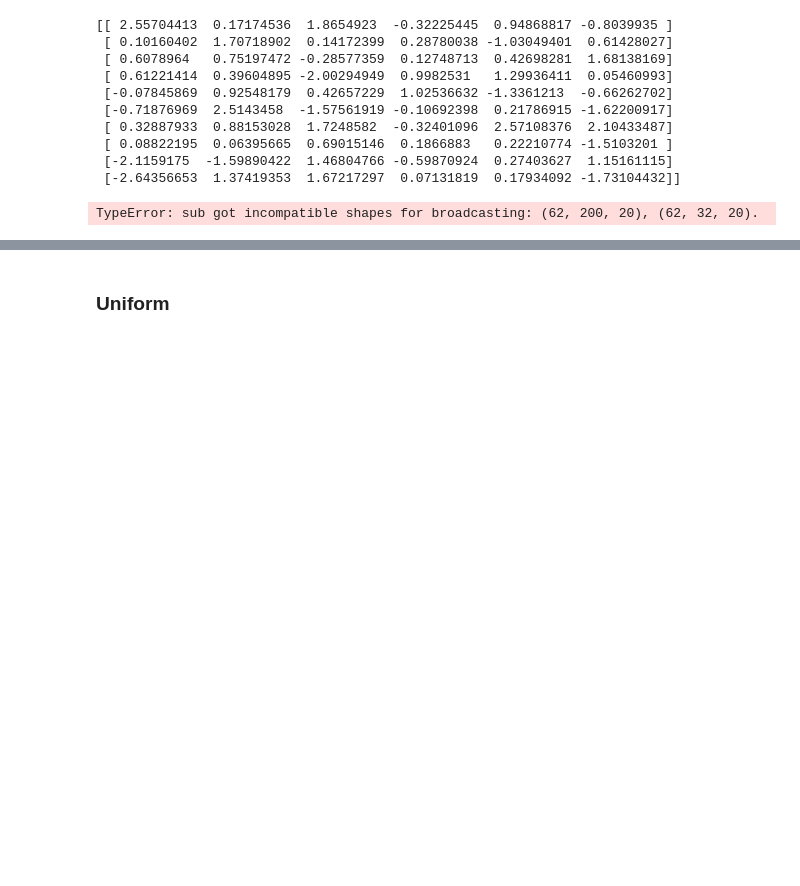
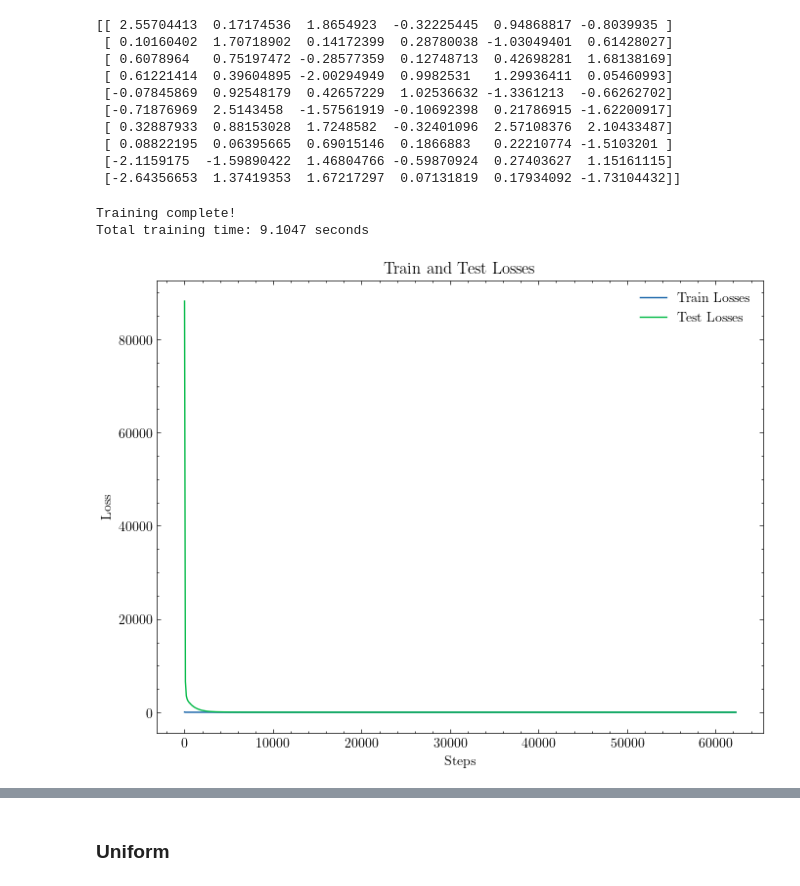
Before and after one commit to matttulio/metis, a Jupyter notebook: Test-Model-Big.ipynb, the cells around one changed output, grey strips where cells are left out. Cells and saved outputs as stored; diff of their text form; code cells hidden in the pictures; blank space fills up the shorter version.

```diff
--- a/Test-Model-Big.ipynb
+++ b/Test-Model-Big.ipynb
@@ -235,43 +230,54 @@ print(vectors)
  [-2.1159175  -1.59890422  1.46804766 -0.59870924  0.27403627  1.15161115]
  [-2.64356653  1.37419353  1.67217297  0.07131819  0.17934092 -1.73104432]]
 # %%
-import jax
-import jax.numpy as jnp
-import time
-from jax import lax
+num_epochs = 200
 
-num_epochs = 201
-
-def train_epoch(epoch, carry):
+def train_epoch(carry, epoch):
     state, _ = carry  # Unpack state and dummy loss accumulator
-    epoch_loss = 0.0
+    epoch_loss = jnp.array(0.0)
 
     # Loop over batches
     def batch_step(carry, batch):
-        state, epoch_loss = carry
+        state, _ = carry
         batch_x, batch_y = batch
-        state, loss = train_step(state, batch_x, batch_y)
-        loss = evaluate(state, inbound_test_batches)
+        state, train_loss = train_step(state, batch_x, batch_y)
+        test_loss = evaluate((state, inbound_test_batches))
 
-        return (state, (epoch_loss + loss)/len(batch_x)), None  # Carry updated state, discard output
+        return (state, train_loss), (train_loss, test_loss)
 
-    (state, epoch_loss), _ = lax.scan(batch_step, (state, 0.0), train_batches)
+    (state, _), (train_losses, test_losses) = lax.scan(batch_step, (state, 0.0), train_batches)
 
-    inbound_batch_x, inbound_batch_y = inbound_test_batches
-    inbound_test_loss = eval_step(state, inbound_batch_x, inbound_batch_y) / len(inbound_test_batches)
-
-    outofbound_batch_x, outofbound_batch_y = outofbound_test_batches
-    outofbound_test_loss = eval_step(state, outofbound_batch_x, outofbound_batch_y) / len(outofbound_test_batches)
-
-    return (state, epoch_loss, inbound_test_loss, outofbound_test_loss), None  # Keep state updated
+    return (state, epoch_loss), (train_losses, test_losses)
 
 start_time = time.time()
-state, _ = lax.fori_loop(0, num_epochs, train_epoch, (state, None))
+(state, loss), (train_losses, test_losses) = lax.scan(train_epoch, (state, 0.0), jnp.arange(num_epochs))
 print("Training complete!")
 end_time = time.time()
 print(f"Total training time: {end_time - start_time:.4f} seconds")
 # %% [output]
-TypeError: sub got incompatible shapes for broadcasting: (62, 200, 20), (62, 32, 20).
+Training complete!
+Total training time: 9.1047 seconds
+# %%
+plot_step = 100  # Adjust this value as needed
+train_losses = train_losses.flatten()
+test_losses = test_losses.flatten()
+
+# Generate steps for plotting
+train_steps = jnp.arange(len(train_losses))[::plot_step]
+train_losses_plot = train_losses[::plot_step]
+test_losses_plot = test_losses[::plot_step]
+# %%
+# Plot the losses
+plt.figure(figsize=(8, 6))
+plt.plot(train_steps, train_losses_plot, label='Train Losses', linewidth=1)
+plt.plot(train_steps, test_losses_plot, label='Test Losses', linewidth=1)
+plt.xlabel('Steps')
+plt.ylabel('Loss')
+plt.legend()
+plt.title('Train and Test Losses')
+plt.show()
+# %% [output]
+[figure, added]
 # %%
 vectors = jnp.concatenate((state.params['params']['custom_activation']['alpha'], state.params['params']['custom_activation']['gamma']), axis=0).T
 print(vectors)
```
Also changed, not shown: parts of 7 cells of this notebook, 1 other file.
